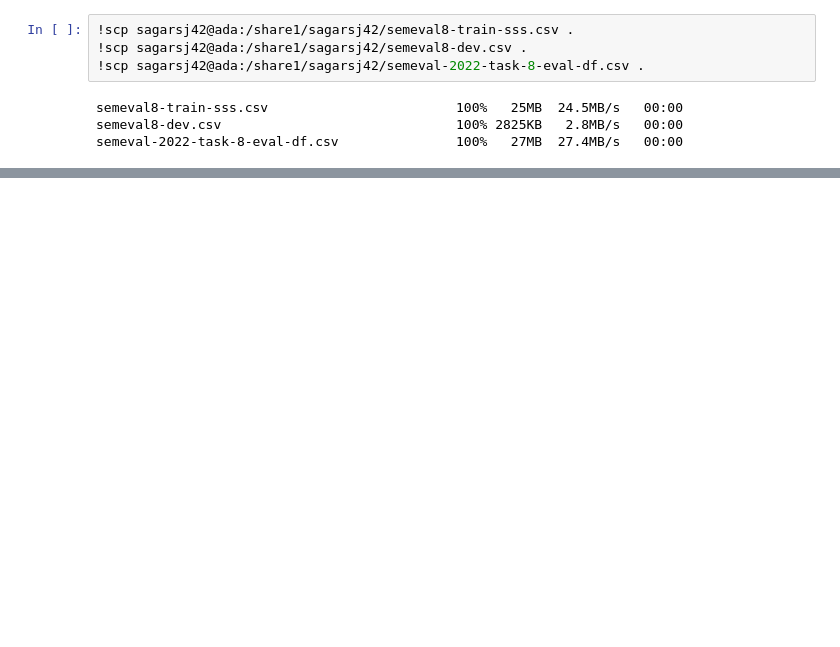
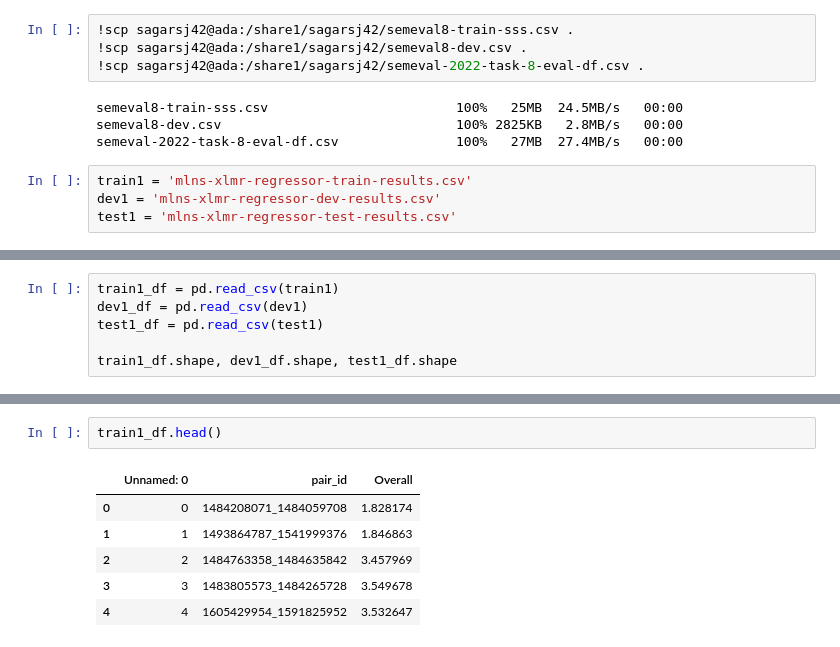
Before and after one commit to sagarsj42/multilingual-news-article-similarity, a Jupyter notebook: weighted_average_of_preds.ipynb, the cells around one changed output, grey strips where cells are left out. Saved outputs shown, nothing was run; the diff lists cells and outputs as text; blank space fills up the shorter version.

```diff
--- a/weighted_average_of_preds.ipynb
+++ b/weighted_average_of_preds.ipynb
@@ -29,3 +32,7 @@ from transformers import XLMRobertaTokenizer, XLMRobertaModel
 semeval8-train-sss.csv                        100%   25MB  24.5MB/s   00:00
 semeval8-dev.csv                              100% 2825KB   2.8MB/s   00:00
 semeval-2022-task-8-eval-df.csv               100%   27MB  27.4MB/s   00:00
+# %%
+train1 = 'mlns-xlmr-regressor-train-results.csv'
+dev1 = 'mlns-xlmr-regressor-dev-results.csv'
+test1 = 'mlns-xlmr-regressor-test-results.csv'
@@ -31,0 +43,6 @@ semeval-2022-task-8-eval-df.csv               100%   27MB  27.4MB/s   00:00
+# %%
+train1_df = pd.read_csv(train1)
+dev1_df = pd.read_csv(dev1)
+test1_df = pd.read_csv(test1)
+
+train1_df.shape, dev1_df.shape, test1_df.shape
@@ -31,0 +59,9 @@ semeval-2022-task-8-eval-df.csv               100%   27MB  27.4MB/s   00:00
+# %%
+train1_df.head()
+# %% [output]
+|  | Unnamed: 0 | pair_id | Overall |
+| 0 | 0 | 1484208071_1484059708 | 1.828174 |
+| 1 | 1 | 1493864787_1541999376 | 1.846863 |
+| 2 | 2 | 1484763358_1484635842 | 3.457969 |
+| 3 | 3 | 1483805573_1484265728 | 3.549678 |
+| 4 | 4 | 1605429954_1591825952 | 3.532647 |
```
Also changed, not shown: parts of 20 cells of this notebook, 10 other files.
